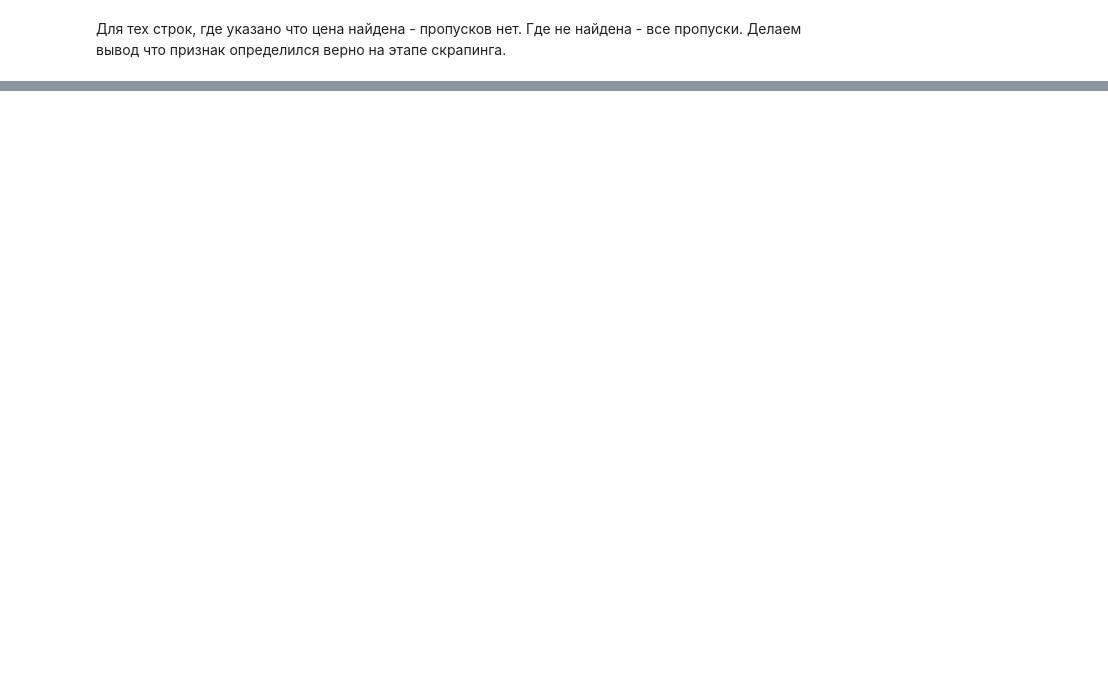
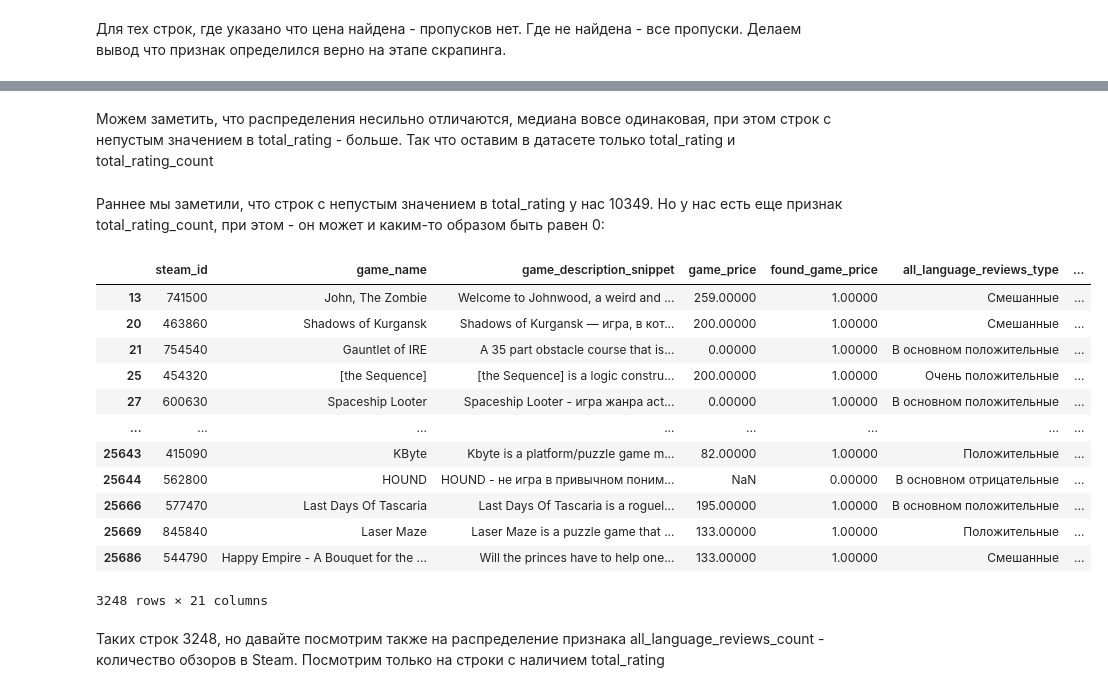
Before and after one commit to ylevennn/smadimo-gp-2, a Jupyter notebook: src/eda/clean_final_dataset.ipynb, the cells around one changed output, grey strips where cells are left out. Saved outputs shown, nothing was run; the diff lists cells and outputs as text; code cells hidden in the pictures; blank space fills up the shorter version.

Commit message:
clean df_final, remain rows only with ratings

```diff
--- a/src/eda/clean_final_dataset.ipynb
+++ b/src/eda/clean_final_dataset.ipynb
@@ -213,0 +268,24 @@ not_found_game_price[not_found_game_price['game_price'].isna()]
+# %% [markdown]
+Можем заметить, что распределения несильно отличаются, медиана вовсе одинаковая, при этом строк с непустым значением в total_rating - больше. Так что оставим в датасете только total_rating и total_rating_count
+# %%
+df_final = df_final.drop(columns=['rating', 'rating_count'])
+# %% [markdown]
+Раннее мы заметили, что строк с непустым значением в total_rating у нас 10349. Но у нас есть еще признак total_rating_count, при этом - он может и каким-то образом быть равен 0:
+# %%
+df_final[df_final['total_rating_count'] == 0]
+# %% [output]
+|  | steam_id | game_name | game_description_snippet | game_price | found_game_price | all_language_reviews_type | ... |
+| 13 | 741500 | John, The Zombie | Welcome to Johnwood, a weird and ... | 259.00000 | 1.00000 | Смешанные | ... |
+| 20 | 463860 | Shadows of Kurgansk | Shadows of Kurgansk — игра, в кот... | 200.00000 | 1.00000 | Смешанные | ... |
+| 21 | 754540 | Gauntlet of IRE | A 35 part obstacle course that is... | 0.00000 | 1.00000 | В основном положительные | ... |
+| 25 | 454320 | [the Sequence] | [the Sequence] is a logic constru... | 200.00000 | 1.00000 | Очень положительные | ... |
+| 27 | 600630 | Spaceship Looter | Spaceship Looter - игра жанра act... | 0.00000 | 1.00000 | В основном положительные | ... |
+| ... | ... | ... | ... | ... | ... | ... | ... |
+| 25643 | 415090 | KByte | Kbyte is a platform/puzzle game m... | 82.00000 | 1.00000 | Положительные | ... |
+| 25644 | 562800 | HOUND | HOUND - не игра в привычном поним... | NaN | 0.00000 | В основном отрицательные | ... |
+| 25666 | 577470 | Last Days Of Tascaria | Last Days Of Tascaria is a roguel... | 195.00000 | 1.00000 | В основном положительные | ... |
+| 25669 | 845840 | Laser Maze | Laser Maze is a puzzle game that ... | 133.00000 | 1.00000 | Положительные | ... |
+| 25686 | 544790 | Happy Empire - A Bouquet for the ... | Will the princes have to help one... | 133.00000 | 1.00000 | Смешанные | ... |
+3248 rows × 21 columns
+# %% [markdown]
+Таких строк 3248, но давайте посмотрим также на распределение признака all_language_reviews_count - количество обзоров в Steam. Посмотрим только на строки с наличием total_rating
```
Also changed, not shown: parts of 25 cells of this notebook, 1 other file.
